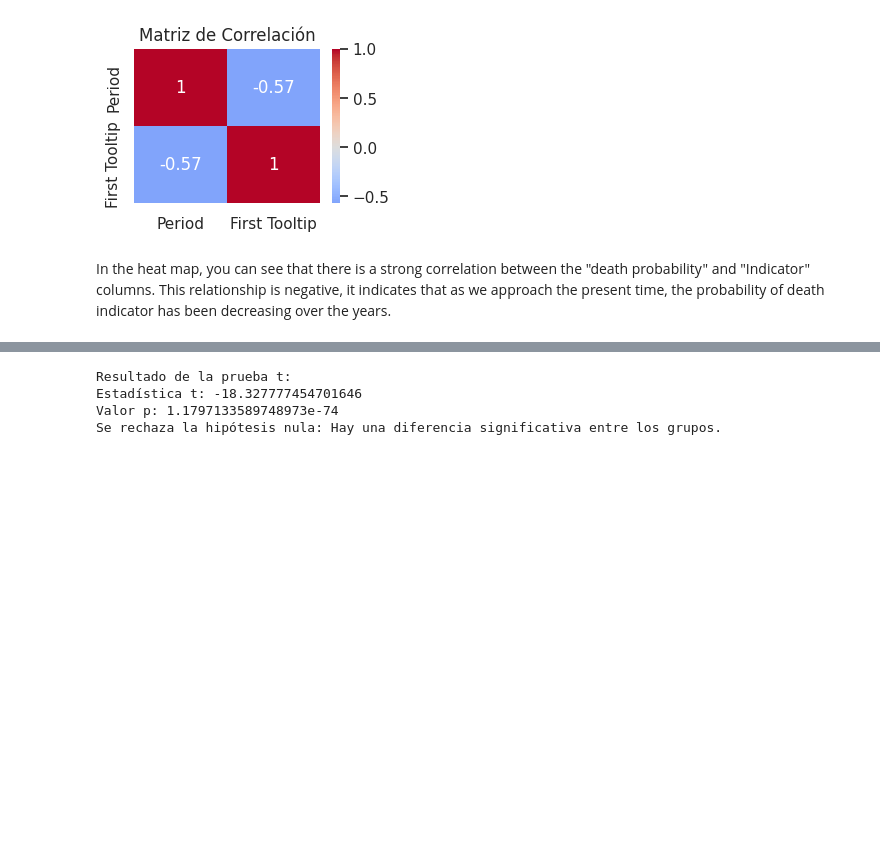
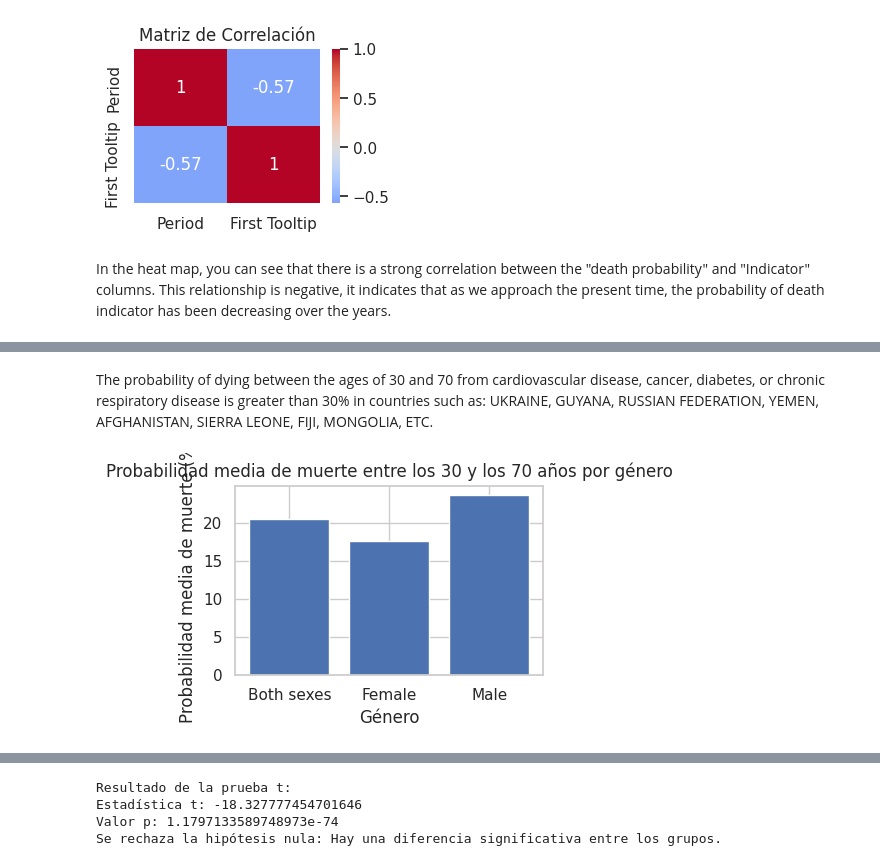
Before and after one commit to toyaESTADISTICO/Prueba_Sura, a Jupyter notebook: SURA_Andres_Montoya_Morales.ipynb, the cells around one changed output, grey strips where cells are left out. Cells and saved outputs as stored; diff of their text form; code cells hidden in the pictures; blank space fills up the shorter version.

```diff
--- a/SURA_Andres_Montoya_Morales.ipynb
+++ b/SURA_Andres_Montoya_Morales.ipynb
@@ -186,0 +188,33 @@ plt.show()
+# %% [markdown]
+The probability of dying between the ages of 30 and 70 from cardiovascular disease, cancer, diabetes, or chronic respiratory disease is greater than 30% in countries such as: UKRAINE, GUYANA, RUSSIAN FEDERATION, YEMEN, AFGHANISTAN, SIERRA LEONE, FIJI, MONGOLIA, ETC.
+# %%
+import pandas as pd
+import matplotlib.pyplot as plt
+
+# Leer los datos del archivo CSV
+data = pd.read_csv("30-70cancerChdEtc.csv")
+
+# Seleccionar las columnas de interés
+data = data[["Dim1", "First Tooltip"]]
+
+# Renombrar la columna "First Tooltip" como "Probabilidad de Muerte"
+data = data.rename(columns={"First Tooltip": "Probabilidad de Muerte"})
+
+# Agrupar los datos por Dim1 y calcular la media de Probabilidad de Muerte
+mean_prob_death = data.groupby("Dim1")["Probabilidad de Muerte"].mean()
+
+# Ordenar las categorías de Dim1
+mean_prob_death = mean_prob_death.reindex(["Both sexes", "Female", "Male"])
+
+# Crear un gráfico de barras
+plt.figure(figsize=(4, 3))
+plt.bar(mean_prob_death.index, mean_prob_death)
+plt.xlabel("Género")
+plt.ylabel("Probabilidad media de muerte (%)")
+plt.title("Probabilidad media de muerte entre los 30 y los 70 años por género")
+plt.tight_layout()
+
+# Mostrar el gráfico
+plt.show()
+# %% [output]
+[figure, added]
```
Also changed, not shown: parts of 30 cells of this notebook.
